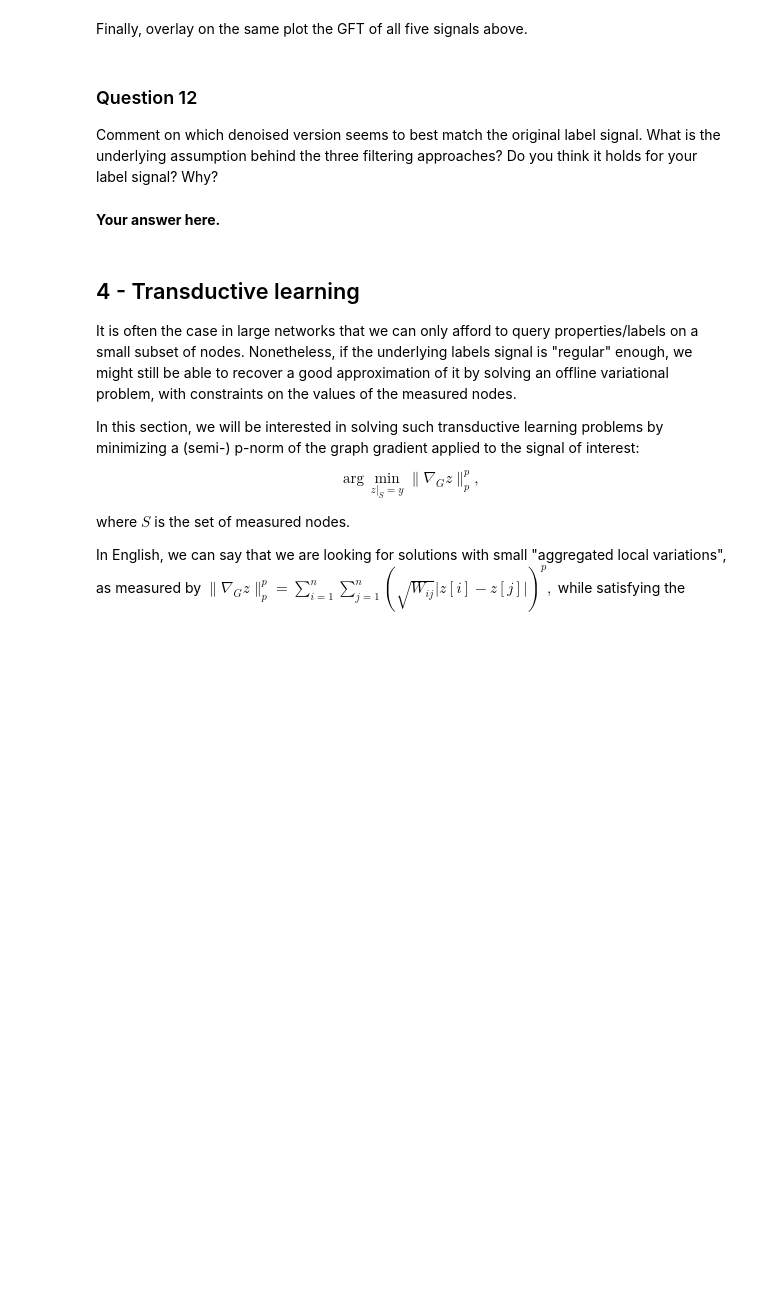
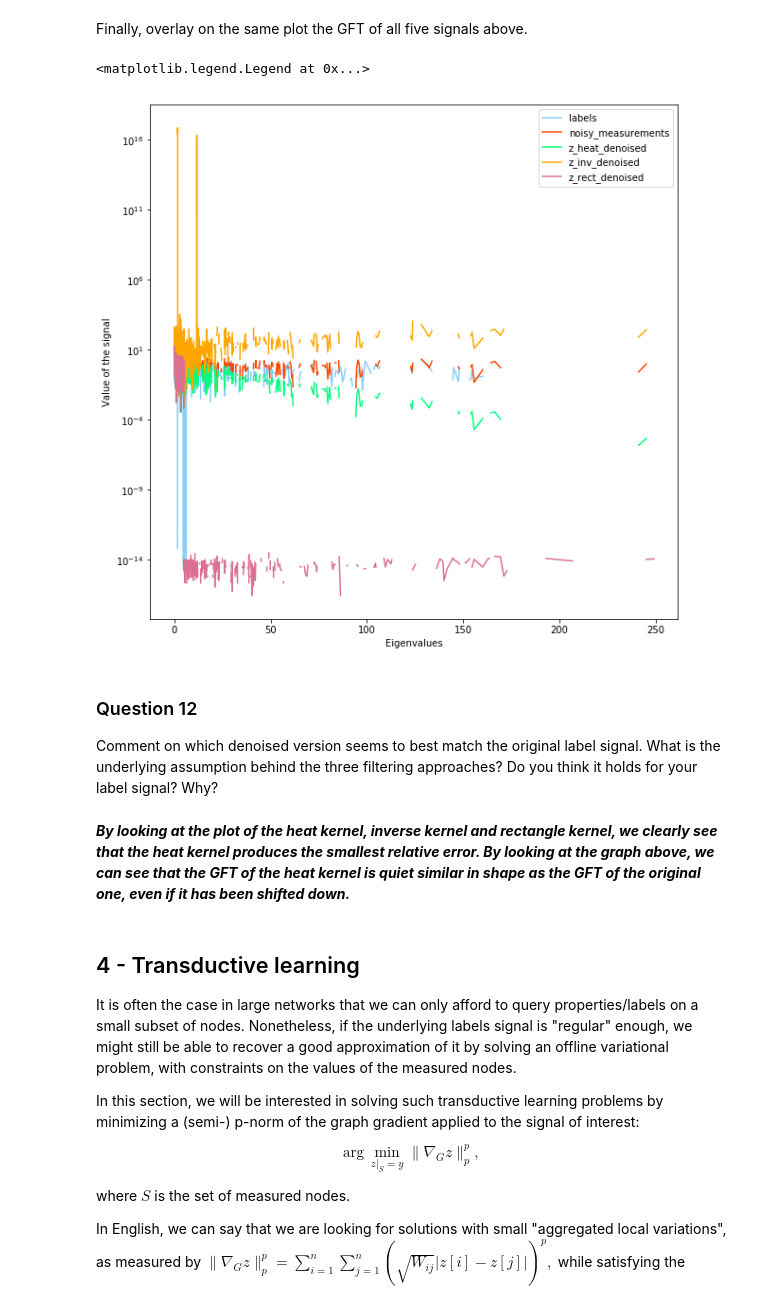
Before and after one commit to Adirlou/ntds_2018, a Jupyter notebook: 4_graph_signal_processing.ipynb, the cells around one changed output. Cells and saved outputs as stored; diff of their text form; code cells hidden in the pictures; blank space fills up the shorter version.

```diff
--- a/4_graph_signal_processing.ipynb
+++ b/4_graph_signal_processing.ipynb
@@ -365,9 +418,22 @@ Finally, overlay on the same plot the GFT of all five signals above.
+# %%
+plt.figure(figsize=(10, 10))
+plt.semilogy(e, GFT(labels), color = 'lightskyblue', label = 'labels')
+plt.semilogy(e, GFT(noisy_measurements), color = 'orangered', label = 'noisy_measurements')
+plt.semilogy(e, GFT(z_heat_denoised), color = 'springgreen', label = 'z_heat_denoised')
+plt.semilogy(e, GFT(z_inv_denoised), color = 'orange', label = 'z_inv_denoised')
+plt.semilogy(e, GFT(z_rect_denoised), color = 'palevioletred', label = 'z_rect_denoised')
+plt.xlabel('Eigenvalues')
+plt.ylabel('Value of the signal')
+plt.legend()
+# %% [output]
+<matplotlib.legend.Legend at 0x...>
+[figure, added]
 # %% [markdown]
 ### Question 12
 
 Comment on which denoised version seems to best match the original label signal. What is the underlying assumption behind the three filtering approaches? Do you think it holds for your label signal? Why?
-# %% [markdown]
-**Your answer here.**
+# %% [markdown]
+***By looking at the plot of the heat kernel, inverse kernel and rectangle kernel, we clearly see that the heat kernel produces the smallest relative error. By looking at the graph above, we can see that the GFT of the heat kernel is quiet similar in shape as the GFT of the original one, even if it has been shifted down.***
 # %% [markdown]
 ## 4 - Transductive learning
 
```
Also changed, not shown: parts of 32 cells of this notebook, 1 other file.
